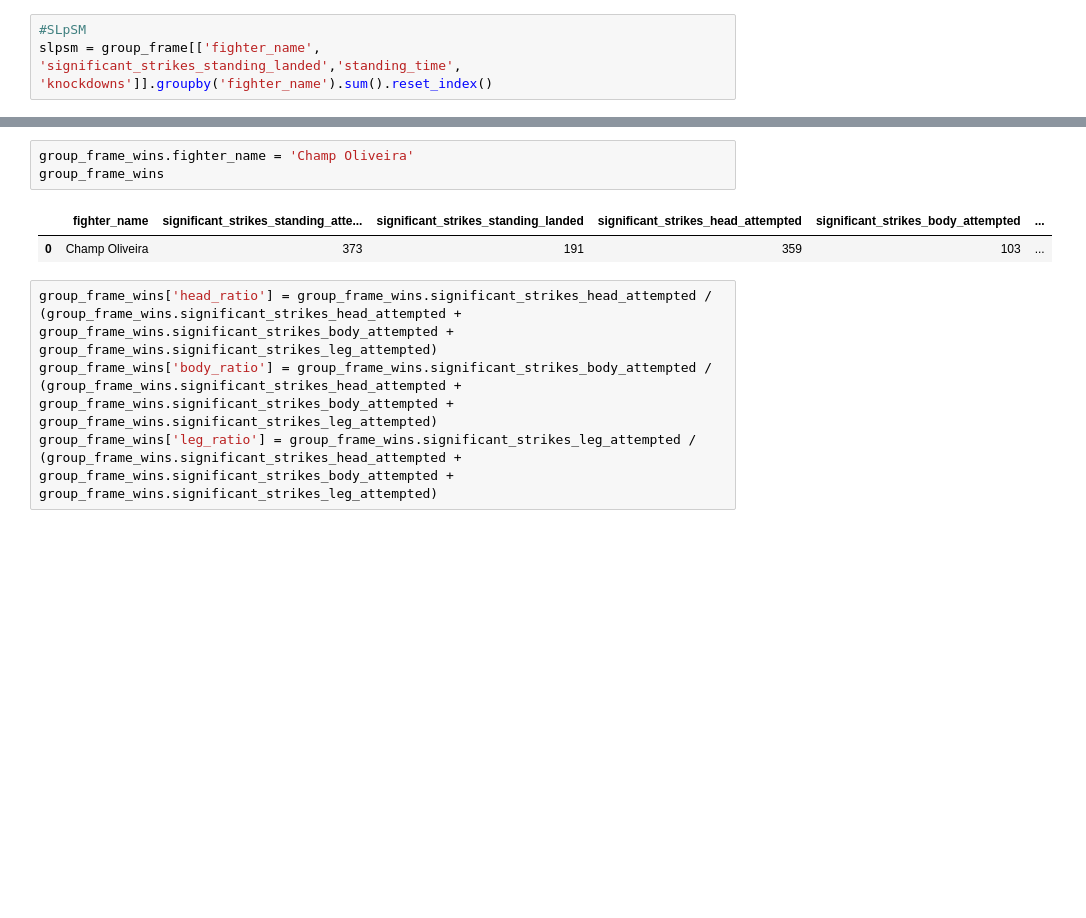
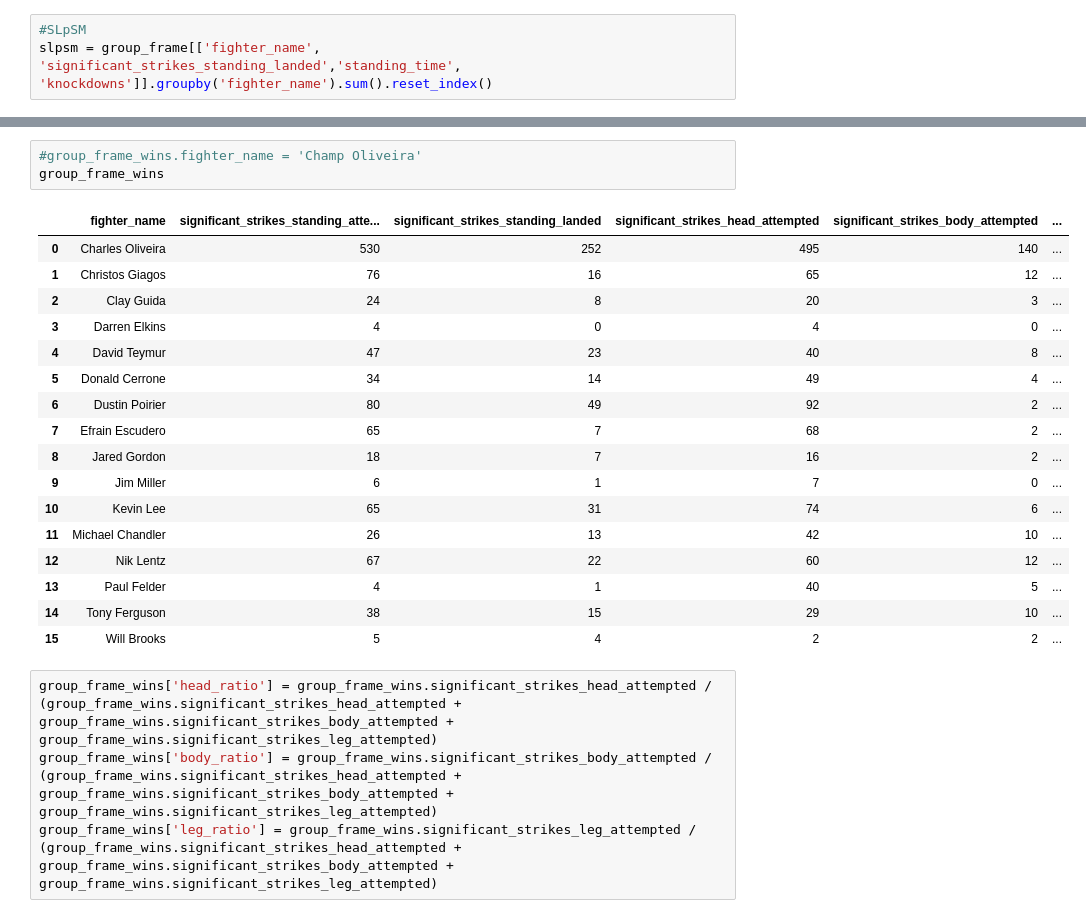
Before and after one commit to anthony-aleman/CharlesOliveira, a Jupyter notebook: EDA_Charles.ipynb, the cells around one changed output, grey strips where cells are left out. Drawn from its saved outputs; the diff is of its cells as text; blank space fills up the shorter version.

```diff
--- a/EDA_Charles.ipynb
+++ b/EDA_Charles.ipynb
@@ -449,9 +594,24 @@ group_frame_wins.head(3)
 # %%
-group_frame_wins.fighter_name = 'Champ Oliveira'
+#group_frame_wins.fighter_name = 'Champ Oliveira'
 group_frame_wins
 # %% [output]
 |  | fighter_name | significant_strikes_standing_atte... | significant_strikes_standing_landed | significant_strikes_head_attempted | significant_strikes_body_attempted | ... |
-| 0 | Champ Oliveira | 373 | 191 | 359 | 103 | ... |
+| 0 | Charles Oliveira | 530 | 252 | 495 | 140 | ... |
+| 1 | Christos Giagos | 76 | 16 | 65 | 12 | ... |
+| 2 | Clay Guida | 24 | 8 | 20 | 3 | ... |
+| 3 | Darren Elkins | 4 | 0 | 4 | 0 | ... |
+| 4 | David Teymur | 47 | 23 | 40 | 8 | ... |
+| 5 | Donald Cerrone | 34 | 14 | 49 | 4 | ... |
+| 6 | Dustin Poirier | 80 | 49 | 92 | 2 | ... |
+| 7 | Efrain Escudero | 65 | 7 | 68 | 2 | ... |
+| 8 | Jared Gordon | 18 | 7 | 16 | 2 | ... |
+| 9 | Jim Miller | 6 | 1 | 7 | 0 | ... |
+| 10 | Kevin Lee | 65 | 31 | 74 | 6 | ... |
+| 11 | Michael Chandler | 26 | 13 | 42 | 10 | ... |
+| 12 | Nik Lentz | 67 | 22 | 60 | 12 | ... |
+| 13 | Paul Felder | 4 | 1 | 40 | 5 | ... |
+| 14 | Tony Ferguson | 38 | 15 | 29 | 10 | ... |
+| 15 | Will Brooks | 5 | 4 | 2 | 2 | ... |
 # %%
 group_frame_wins['head_ratio'] = group_frame_wins.significant_strikes_head_attempted / (group_frame_wins.significant_strikes_head_attempted + group_frame_wins.significant_strikes_body_attempted + group_frame_wins.significant_strikes_leg_attempted)
 group_frame_wins['body_ratio'] = group_frame_wins.significant_strikes_body_attempted / (group_frame_wins.significant_strikes_head_attempted + group_frame_wins.significant_strikes_body_attempted + group_frame_wins.significant_strikes_leg_attempted)
```
Also changed, not shown: parts of 56 cells of this notebook.
